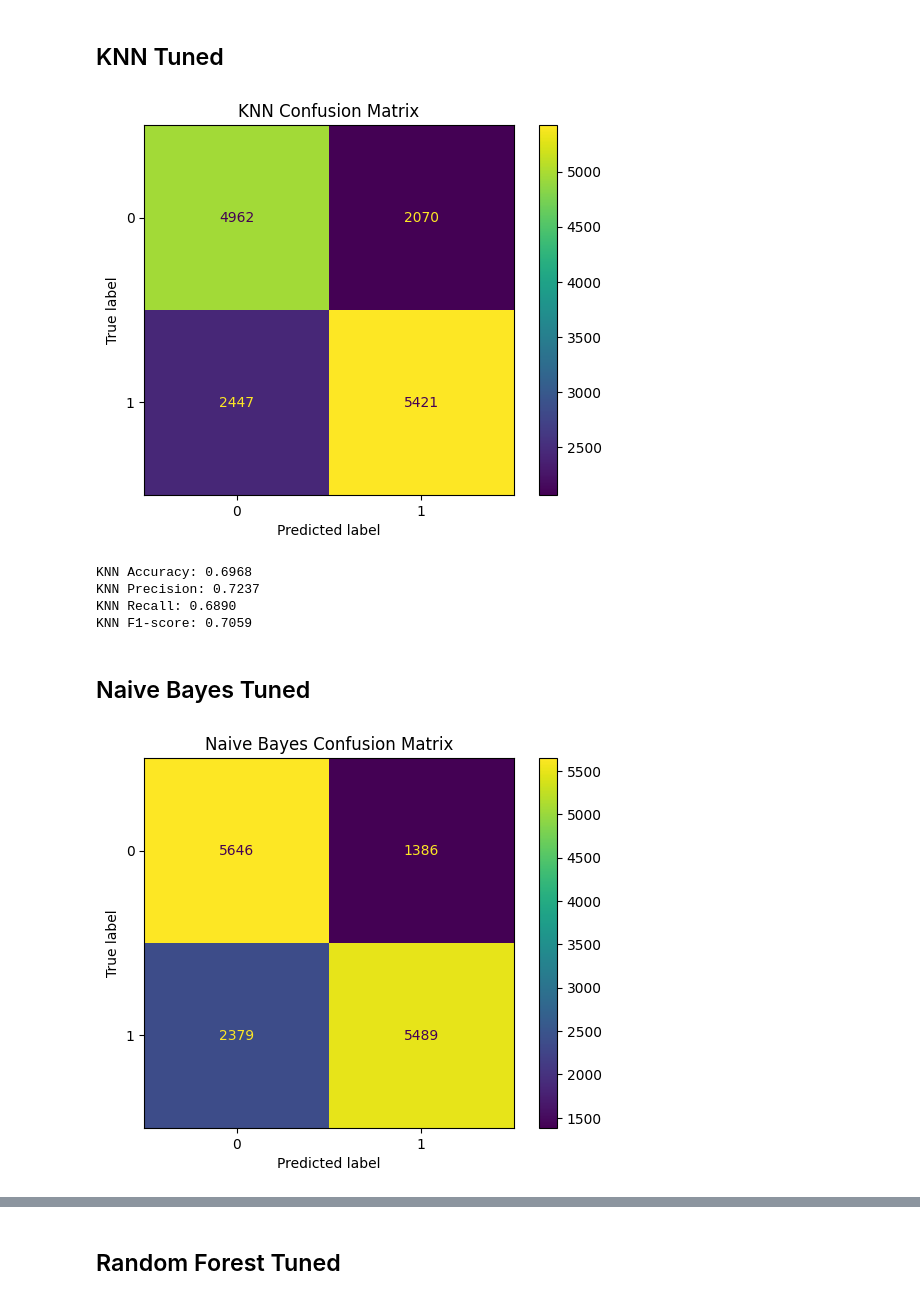
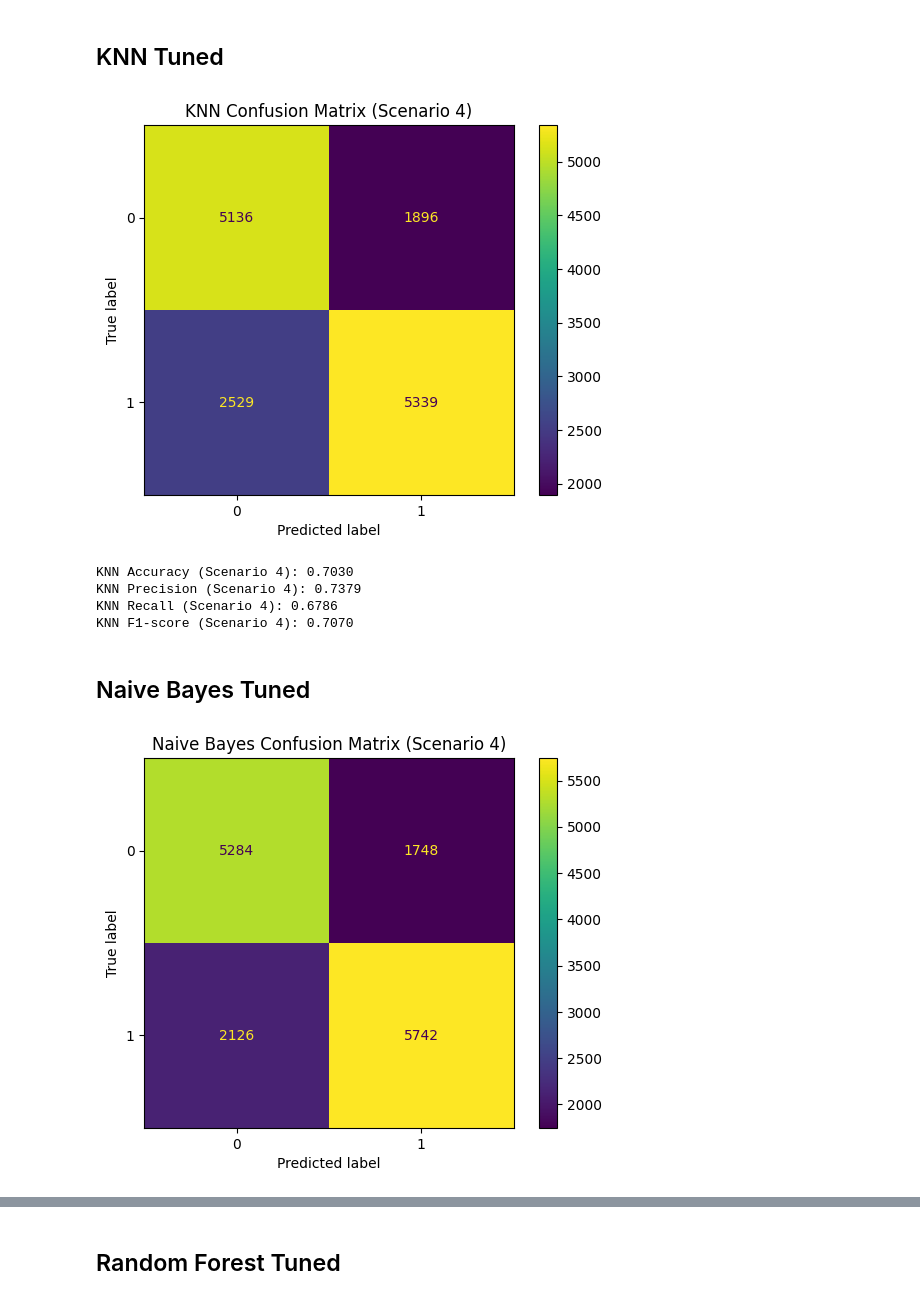
Before and after one commit to hisyamssyr/FP-Machine-Learning, a Jupyter notebook: employee_atrition_prediction.ipynb, the cells around one changed output, grey strips where cells are left out. Drawn from its saved outputs; the diff is of its cells as text; code cells hidden in the pictures.

Commit message:
All | Add scenario 4 & Delete scenario 3

```diff
--- a/employee_atrition_prediction.ipynb
+++ b/employee_atrition_prediction.ipynb
@@ -864,7 +906,7 @@ grid_search_nb = GridSearchCV(
     n_jobs=-1
 )
 # %%
-grid_search_nb.fit(X_train_s3, y_train_s3)
+grid_search_nb.fit(X_train_s4, y_train_s4)
 # %% [output]
 GridSearchCV(cv=5, estimator=GaussianNB(), n_jobs=-1,
              param_grid={'var_smoothing': array([1.00000000e+00, 8.11130831e-01, 6.57933225e-01, 5.33669923e-01,
@@ -918,6 +960,6 @@ random_search_rf = RandomizedSearchCV(
     return_train_score=True
 )
 # %%
-random_search_rf.fit(X_train_s3, y_train_s3)
+random_search_rf.fit(X_train_s4, y_train_s4)
 # %% [output]
 Fitting 5 folds for each of 30 candidates, totalling 150 fits
@@ -966,40 +1008,40 @@ best_rf = random_search_rf.best_estimator_
 # %% [markdown]
 ## KNN Tuned
 # %%
-best_knn.fit(X_train_s3, y_train_s3)
-y_pred_knn_s3 = best_knn.predict(X_test_s3)
+best_knn.fit(X_train_s4, y_train_s4)
+y_pred_knn_s4 = best_knn.predict(X_test_s4)
 # %%
-cm_knn_s3 = confusion_matrix(y_test_s3, y_pred_knn_s3)
-ConfusionMatrixDisplay(cm_knn_s3).plot()
-plt.title('KNN Confusion Matrix')
+cm_knn_s4 = confusion_matrix(y_test_s4, y_pred_knn_s4)
+ConfusionMatrixDisplay(cm_knn_s4).plot()
+plt.title('KNN Confusion Matrix (Scenario 4)')
 plt.show()
 # %% [output]
-[figure, old version]
+[figure, new version]
 # %%
-accuracy_knn_s3 = accuracy_score(y_test_s3, y_pred_knn_s3)
-precision_knn_s3 = precision_score(y_test_s3, y_pred_knn_s3)
-recall_knn_s3 = recall_score(y_test_s3, y_pred_knn_s3)
-f1_knn_s3 = f1_score(y_test_s3, y_pred_knn_s3)
+accuracy_knn_s4 = accuracy_score(y_test_s4, y_pred_knn_s4)
+precision_knn_s4 = precision_score(y_test_s4, y_pred_knn_s4)
+recall_knn_s4 = recall_score(y_test_s4, y_pred_knn_s4)
+f1_knn_s4 = f1_score(y_test_s4, y_pred_knn_s4)
 
-print(f"KNN Accuracy: {accuracy_knn_s3:.4f}")
-print(f"KNN Precision: {precision_knn_s3:.4f}")
-print(f"KNN Recall: {recall_knn_s3:.4f}")
-print(f"KNN F1-score: {f1_knn_s3:.4f}")
+print(f"KNN Accuracy (Scenario 4): {accuracy_knn_s4:.4f}")
+print(f"KNN Precision (Scenario 4): {precision_knn_s4:.4f}")
+print(f"KNN Recall (Scenario 4): {recall_knn_s4:.4f}")
+print(f"KNN F1-score (Scenario 4): {f1_knn_s4:.4f}")
 # %% [output]
-KNN Accuracy: 0.6968
-KNN Precision: 0.7237
-KNN Recall: 0.6890
-KNN F1-score: 0.7059
+KNN Accuracy (Scenario 4): 0.7030
+KNN Precision (Scenario 4): 0.7379
+KNN Recall (Scenario 4): 0.6786
+KNN F1-score (Scenario 4): 0.7070
 # %% [markdown]
 ## Naive Bayes Tuned
 # %%
-best_nb.fit(X_train_s3, y_train_s3)
-y_pred_nb_s3 = best_nb.predict(X_test_s3)
+best_nb.fit(X_train_s4, y_train_s4)
+y_pred_nb_s4 = best_nb.predict(X_test_s4)
 # %%
-cm_nb_s3 = confusion_matrix(y_test_s3, y_pred_nb_s3)
-ConfusionMatrixDisplay(cm_nb_s3).plot()
-plt.title('Naive Bayes Confusion Matrix')
+cm_nb_s4 = confusion_matrix(y_test_s4, y_pred_nb_s4)
+ConfusionMatrixDisplay(cm_nb_s4).plot()
+plt.title('Naive Bayes Confusion Matrix (Scenario 4)')
 plt.show()
 # %% [output]
-[figure, old version]
+[figure, new version]
 # %%
```
Also changed, not shown: parts of 52 cells of this notebook.
